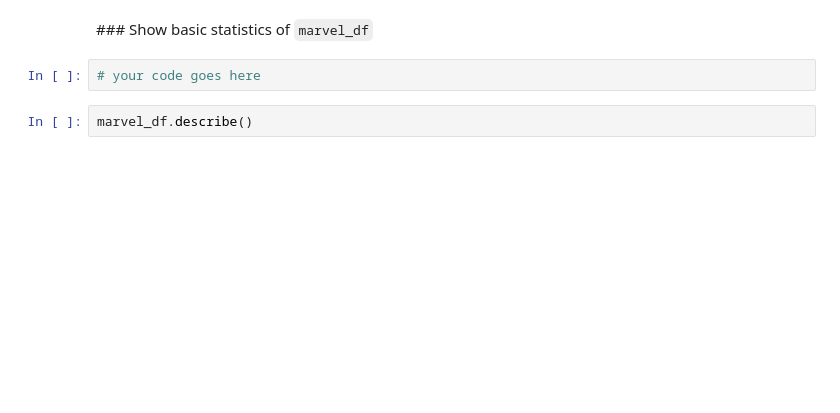
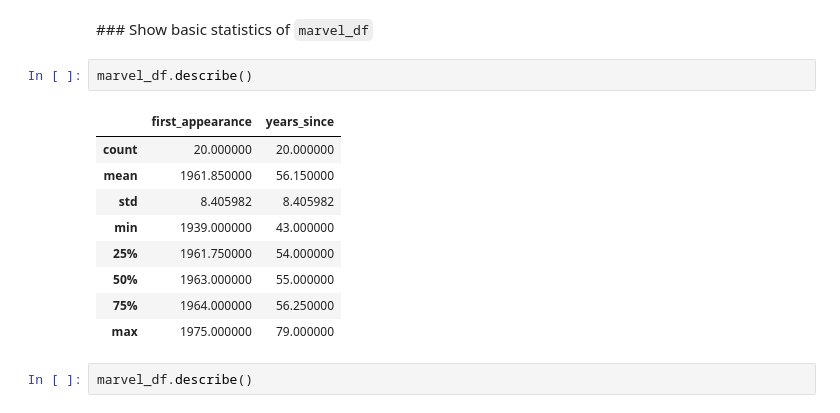
Before and after one commit to twardy7991/freecodecamp-intro-to-pandas, a Jupyter notebook: 4 - Pandas DataFrames exercises.ipynb, the cells around one changed output. Drawn from its saved outputs; the diff is of its cells as text; blank space fills up the shorter version.

```diff
--- a/4 - Pandas DataFrames exercises.ipynb
+++ b/4 - Pandas DataFrames exercises.ipynb
@@ -399,8 +466,18 @@ marvel_df[mask]
 ## DataFrame summary statistics
 # %% [markdown]
 ### Show basic statistics of `marvel_df`
-# %%
-# your code goes here
+# %%
+marvel_df.describe()
+# %% [output]
+|  | first_appearance | years_since |
+| count | 20.000000 | 20.000000 |
+| mean | 1961.850000 | 56.150000 |
+| std | 8.405982 | 8.405982 |
+| min | 1939.000000 | 43.000000 |
+| 25% | 1961.750000 | 54.000000 |
+| 50% | 1963.000000 | 55.000000 |
+| 75% | 1964.000000 | 56.250000 |
+| max | 1975.000000 | 79.000000 |
 # %%
 marvel_df.describe()
 # %% [markdown]
```
Also changed, not shown: parts of 13 cells of this notebook, 4 other files.
